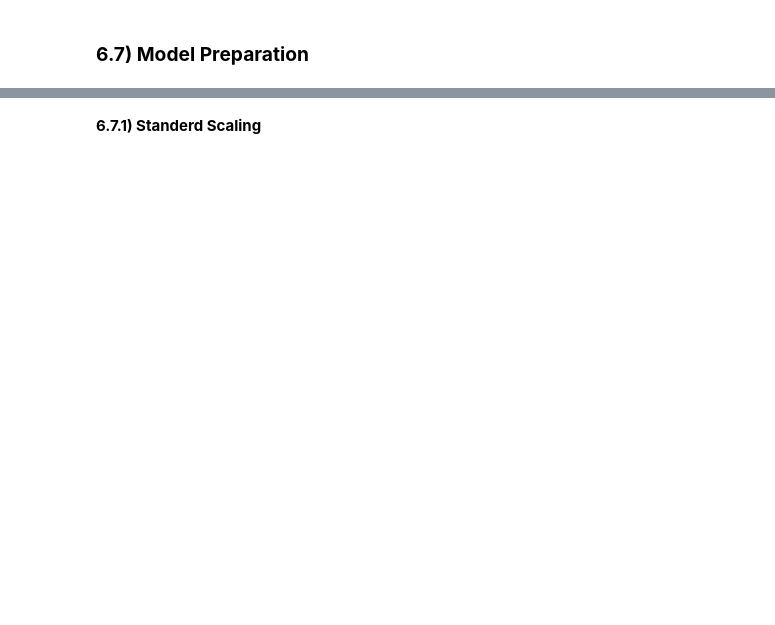
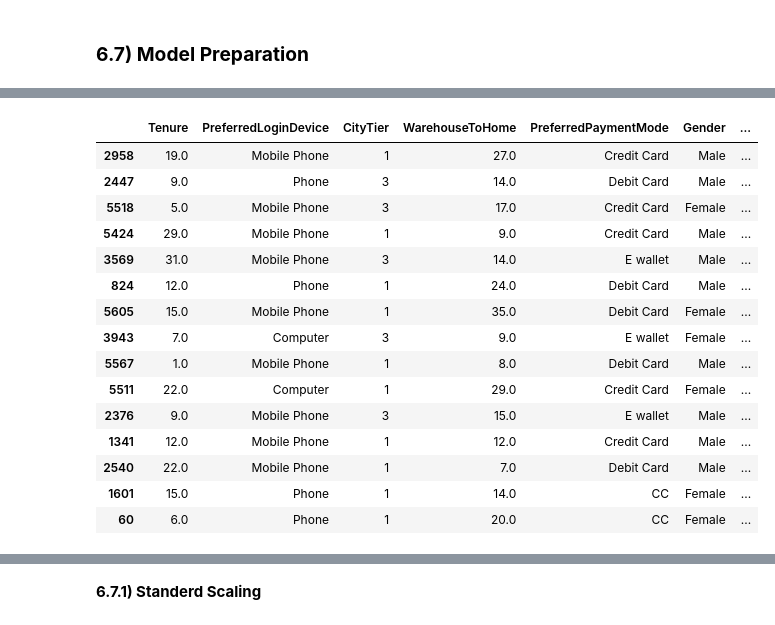
Before and after one commit to vijaylokith/Customer-Churn-Prediction, a Jupyter notebook: Customer_churn_prediction_ecommerce.ipynb, the cells around one changed output, grey strips where cells are left out. Cells and saved outputs as stored; diff of their text form; code cells hidden in the pictures; blank space fills up the shorter version.

```diff
--- a/Customer_churn_prediction_ecommerce.ipynb
+++ b/Customer_churn_prediction_ecommerce.ipynb
@@ -760,0 +815,19 @@ numerical_features = numerical_features[1:]
+# %%
+trainx[3600:3615]
+# %% [output]
+|  | Tenure | PreferredLoginDevice | CityTier | WarehouseToHome | PreferredPaymentMode | Gender | ... |
+| 2958 | 19.0 | Mobile Phone | 1 | 27.0 | Credit Card | Male | ... |
+| 2447 | 9.0 | Phone | 3 | 14.0 | Debit Card | Male | ... |
+| 5518 | 5.0 | Mobile Phone | 3 | 17.0 | Credit Card | Female | ... |
+| 5424 | 29.0 | Mobile Phone | 1 | 9.0 | Credit Card | Male | ... |
+| 3569 | 31.0 | Mobile Phone | 3 | 14.0 | E wallet | Male | ... |
+| 824 | 12.0 | Phone | 1 | 24.0 | Debit Card | Male | ... |
+| 5605 | 15.0 | Mobile Phone | 1 | 35.0 | Debit Card | Female | ... |
+| 3943 | 7.0 | Computer | 3 | 9.0 | E wallet | Female | ... |
+| 5567 | 1.0 | Mobile Phone | 1 | 8.0 | Debit Card | Male | ... |
+| 5511 | 22.0 | Computer | 1 | 29.0 | Credit Card | Female | ... |
+| 2376 | 9.0 | Mobile Phone | 3 | 15.0 | E wallet | Male | ... |
+| 1341 | 12.0 | Mobile Phone | 1 | 12.0 | Credit Card | Male | ... |
+| 2540 | 22.0 | Mobile Phone | 1 | 7.0 | Debit Card | Male | ... |
+| 1601 | 15.0 | Phone | 1 | 14.0 | CC | Female | ... |
+| 60 | 6.0 | Phone | 1 | 20.0 | CC | Female | ... |
```
Also changed, not shown: parts of 53 cells of this notebook.
